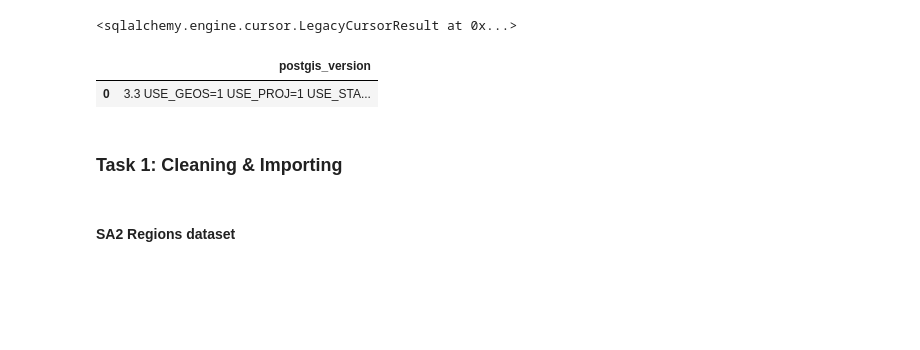
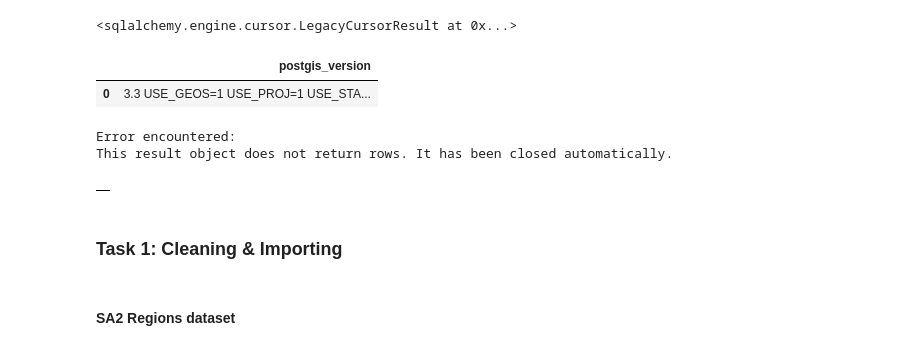
Before and after one commit to FixItChris/DATA2901, a Jupyter notebook: Report.ipynb, the cells around one changed output. Saved outputs shown, nothing was run; the diff lists cells and outputs as text; code cells hidden in the pictures; blank space fills up the shorter version.

```diff
--- a/Report.ipynb
+++ b/Report.ipynb
@@ -143,6 +144,11 @@ query_yash(conn, "SELECT PostGIS_version()")
 | 0 | 3.3 USE_GEOS=1 USE_PROJ=1 USE_STA... |
 # %%
 #db, conn = pgreconnect(credentials, db, conn, 'sa2', True)
+query(conn, "SET SEARCH_PATH TO sa2")
+# %% [output]
+Error encountered:
+This result object does not return rows. It has been closed automatically.
+|  |
 # %% [markdown]
 ### Task 1: Cleaning & Importing
 # %% [markdown]
```
Also changed, not shown: parts of 9 cells of this notebook, 1 other file.
